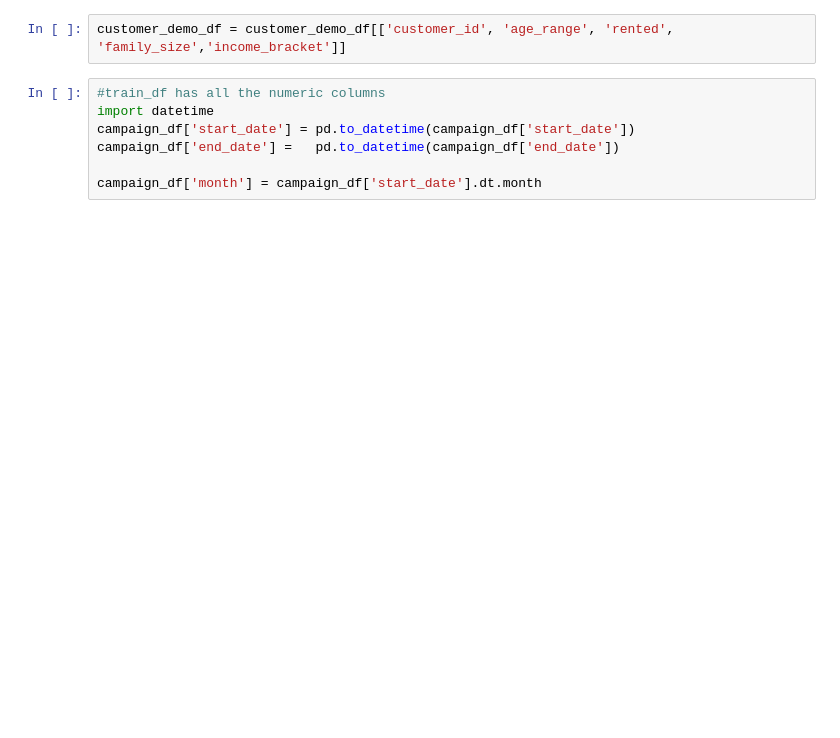
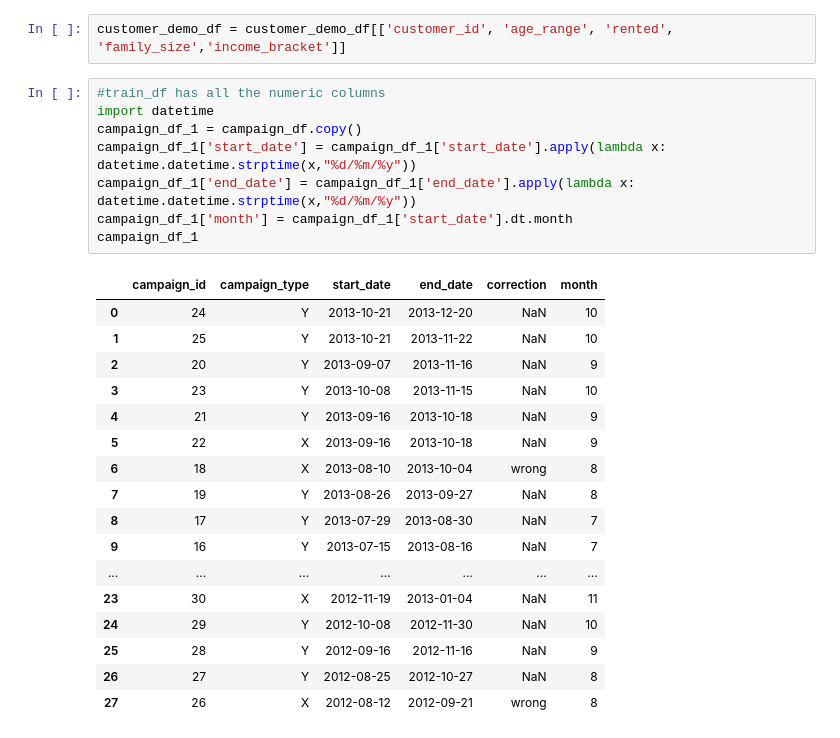
Before and after one commit to gkothari25/Amex_challenge-, a Jupyter notebook: Amex_challenge_submission.ipynb, the cells around one changed output. Drawn from its saved outputs; the diff is of its cells as text; blank space fills up the shorter version.

```diff
--- a/Amex_challenge_submission.ipynb
+++ b/Amex_challenge_submission.ipynb
@@ -61,10 +61,29 @@ customer_demo_df = customer_demo_df[['customer_id', 'age_range', 'rented', 'fami
 # %%
 #train_df has all the numeric columns
 import datetime
-campaign_df['start_date'] = pd.to_datetime(campaign_df['start_date'])
-campaign_df['end_date'] =   pd.to_datetime(campaign_df['end_date'])
-
-campaign_df['month'] = campaign_df['start_date'].dt.month
+campaign_df_1 = campaign_df.copy()
+campaign_df_1['start_date'] = campaign_df_1['start_date'].apply(lambda x: datetime.datetime.strptime(x,"%d/%m/%y"))
+campaign_df_1['end_date'] = campaign_df_1['end_date'].apply(lambda x: datetime.datetime.strptime(x,"%d/%m/%y"))
+campaign_df_1['month'] = campaign_df_1['start_date'].dt.month
+campaign_df_1
+# %% [output]
+|  | campaign_id | campaign_type | start_date | end_date | correction | month |
+| 0 | 24 | Y | 2013-10-21 | 2013-12-20 | NaN | 10 |
+| 1 | 25 | Y | 2013-10-21 | 2013-11-22 | NaN | 10 |
+| 2 | 20 | Y | 2013-09-07 | 2013-11-16 | NaN | 9 |
+| 3 | 23 | Y | 2013-10-08 | 2013-11-15 | NaN | 10 |
+| 4 | 21 | Y | 2013-09-16 | 2013-10-18 | NaN | 9 |
+| 5 | 22 | X | 2013-09-16 | 2013-10-18 | NaN | 9 |
+| 6 | 18 | X | 2013-08-10 | 2013-10-04 | wrong | 8 |
+| 7 | 19 | Y | 2013-08-26 | 2013-09-27 | NaN | 8 |
+| 8 | 17 | Y | 2013-07-29 | 2013-08-30 | NaN | 7 |
+| 9 | 16 | Y | 2013-07-15 | 2013-08-16 | NaN | 7 |
+| ... | ... | ... | ... | ... | ... | ... |
+| 23 | 30 | X | 2012-11-19 | 2013-01-04 | NaN | 11 |
+| 24 | 29 | Y | 2012-10-08 | 2012-11-30 | NaN | 10 |
+| 25 | 28 | Y | 2012-09-16 | 2012-11-16 | NaN | 9 |
+| 26 | 27 | Y | 2012-08-25 | 2012-10-27 | NaN | 8 |
+| 27 | 26 | X | 2012-08-12 | 2012-09-21 | wrong | 8 |
 # %%
 #check the campaign dataframe
 campaign_df.select_dtypes(exclude = ["number"])
```
Also changed, not shown: parts of 8 cells of this notebook, 2 other files.
